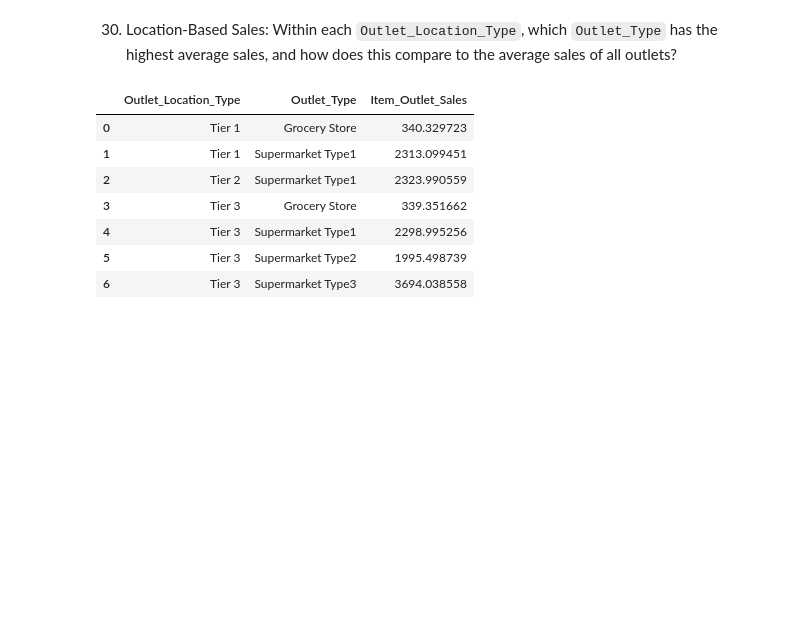
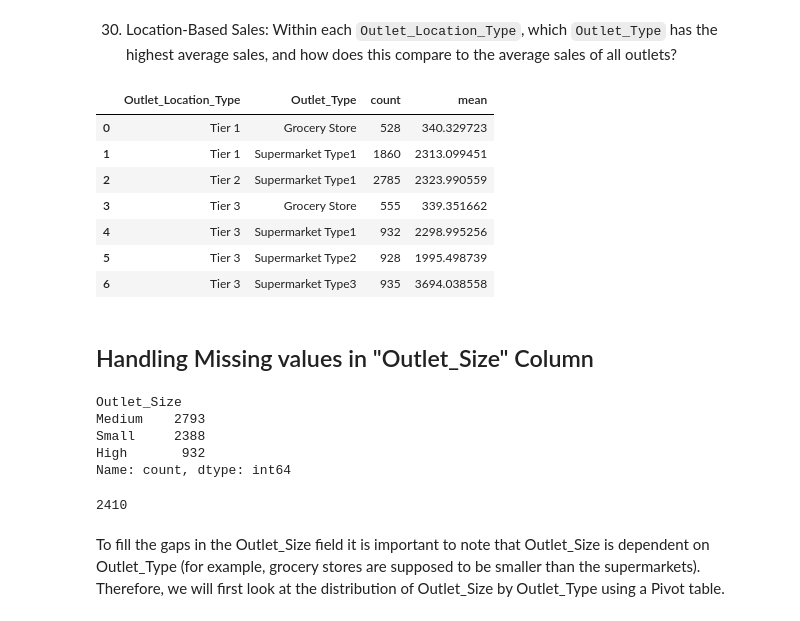
Before and after one commit to BiswarupDey009/Big-Mart-Sales-EDA, a Jupyter notebook: BigmartAnalysis.ipynb, the cells around one changed output. Saved outputs shown, nothing was run; the diff lists cells and outputs as text; code cells hidden in the pictures; blank space fills up the shorter version.

```diff
--- a/BigmartAnalysis.ipynb
+++ b/BigmartAnalysis.ipynb
@@ -44,0 +85,4 @@ df["Item_Weight"].isnull().sum()
+# %%
+df["Item_Weight"].fillna(df["Item_Weight"].interpolate(method = "linear"), inplace = True)
+
+df.drop(["Item_Weight_mean", "Item_Weight_median", "Item_Weight_Interpolate"], inplace= True, axis = 1)
@@ -360 +433,3 @@ zero_visibility_sales
 526 rows × 13 columns
+# %%
+df['Item_Visibility'].replace(0,np.nan, inplace=True)
@@ -360,0 +453,6 @@ zero_visibility_sales
+# %%
+#Let us try out univariate methods such as mean, median and interpolation to fill the gaps in the Item_Visibility field.
+
+df["Item_Visibility_mean"]=df["Item_Visibility"].fillna(df["Item_Visibility"].mean())
+df["Item_Visibility_median"]= df["Item_Visibility"].fillna(df["Item_Visibility"].median())
+df["Item_Visibility_Interpolate"]= df["Item_Visibility"].interpolate(method = "linear")
@@ -360,0 +471,3 @@ zero_visibility_sales
+# %%
+df["Item_Visibility"].fillna(df["Item_Visibility"].interpolate(method = "linear"), inplace = True)
+df.drop(["Item_Visibility_mean", "Item_Visibility_median", "Item_Visibility_Interpolate"], axis = 1, inplace=True)
@@ -392,14 +550,30 @@ plt.show()
 # %% [markdown]
 30. Location-Based Sales: Within each `Outlet_Location_Type`, which `Outlet_Type` has the highest average sales, and how does this compare to the average sales of all outlets?
 # %%
-location_based_sales = df.groupby(['Outlet_Location_Type', 'Outlet_Type'])['Item_Outlet_Sales'].mean().reset_index()
+location_based_sales = df.groupby(['Outlet_Location_Type', 'Outlet_Type'])['Item_Outlet_Sales'].agg(['count','mean']).reset_index()
 location_based_sales
 # %% [output]
-|  | Outlet_Location_Type | Outlet_Type | Item_Outlet_Sales |
-| 0 | Tier 1 | Grocery Store | 340.329723 |
-| 1 | Tier 1 | Supermarket Type1 | 2313.099451 |
-| 2 | Tier 2 | Supermarket Type1 | 2323.990559 |
-| 3 | Tier 3 | Grocery Store | 339.351662 |
-| 4 | Tier 3 | Supermarket Type1 | 2298.995256 |
-| 5 | Tier 3 | Supermarket Type2 | 1995.498739 |
-| 6 | Tier 3 | Supermarket Type3 | 3694.038558 |
+|  | Outlet_Location_Type | Outlet_Type | count | mean |
+| 0 | Tier 1 | Grocery Store | 528 | 340.329723 |
+| 1 | Tier 1 | Supermarket Type1 | 1860 | 2313.099451 |
+| 2 | Tier 2 | Supermarket Type1 | 2785 | 2323.990559 |
+| 3 | Tier 3 | Grocery Store | 555 | 339.351662 |
+| 4 | Tier 3 | Supermarket Type1 | 932 | 2298.995256 |
+| 5 | Tier 3 | Supermarket Type2 | 928 | 1995.498739 |
+| 6 | Tier 3 | Supermarket Type3 | 935 | 3694.038558 |
+# %% [markdown]
+## Handling Missing values in "Outlet_Size" Column
+# %%
+df['Outlet_Size'].value_counts()
+# %% [output]
+Outlet_Size
+Medium    2793
+Small     2388
+High       932
+Name: count, dtype: int64
+# %%
+df['Outlet_Size'].isnull().sum()
+# %% [output]
+2410
+# %% [markdown]
+To fill the gaps in the Outlet_Size field it is important to note that Outlet_Size is dependent on Outlet_Type (for example, grocery stores are supposed to be smaller than the supermarkets). Therefore, we will first look at the distribution of Outlet_Size by Outlet_Type using a Pivot table.
```
Also changed, not shown: parts of 33 cells of this notebook.
